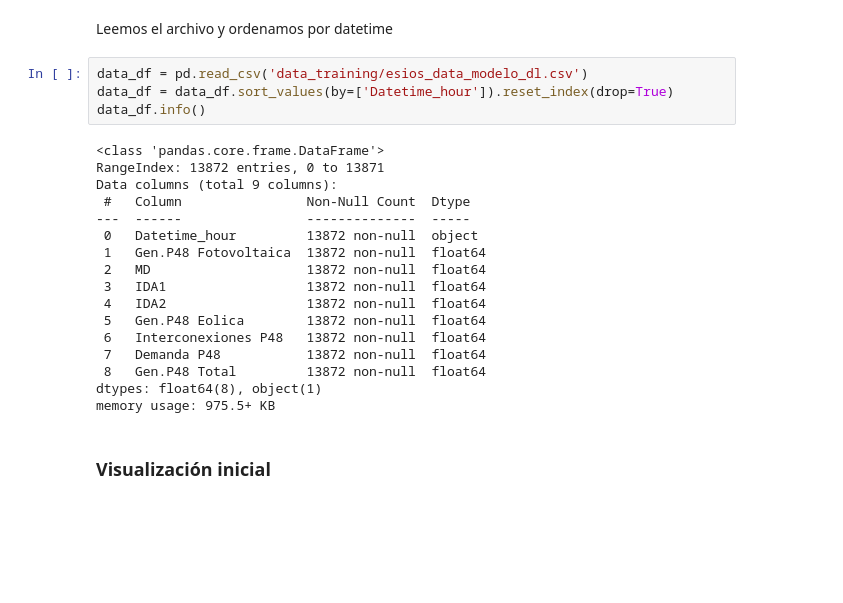
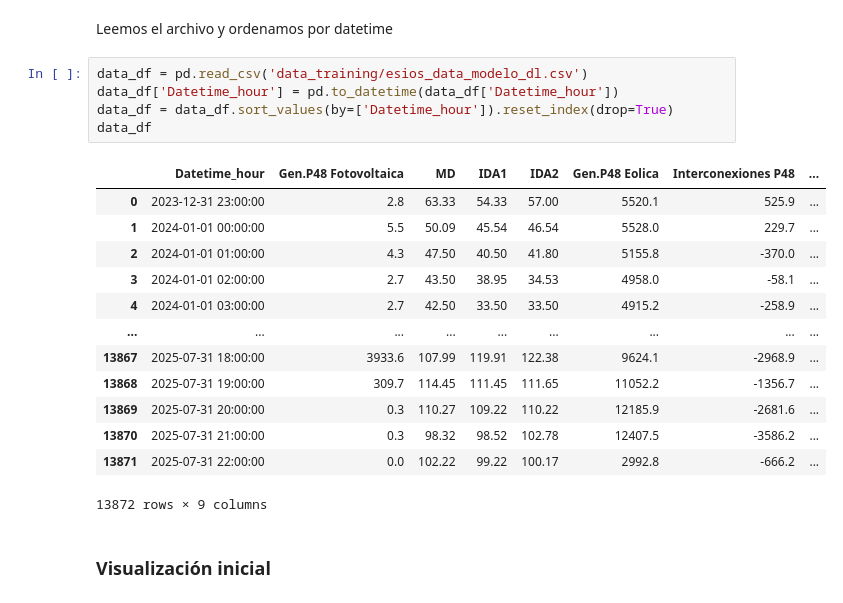
Before and after one commit to JaimeNavs9/proyecto_prediccion_MD, a Jupyter notebook: modelo_deep_learning.ipynb, the cells around one changed output. Cells and saved outputs as stored; diff of their text form; blank space fills up the shorter version.

```diff
--- a/modelo_deep_learning.ipynb
+++ b/modelo_deep_learning.ipynb
@@ -19,25 +19,23 @@ import math
 Leemos el archivo y ordenamos por datetime
 # %%
 data_df = pd.read_csv('data_training/esios_data_modelo_dl.csv')
+data_df['Datetime_hour'] = pd.to_datetime(data_df['Datetime_hour'])
 data_df = data_df.sort_values(by=['Datetime_hour']).reset_index(drop=True)
-data_df.info()
+data_df
 # %% [output]
+|  | Datetime_hour | Gen.P48 Fotovoltaica | MD | IDA1 | IDA2 | Gen.P48 Eolica | Interconexiones P48 | ... |
+| 0 | 2023-12-31 23:00:00 | 2.8 | 63.33 | 54.33 | 57.00 | 5520.1 | 525.9 | ... |
+| 1 | 2024-01-01 00:00:00 | 5.5 | 50.09 | 45.54 | 46.54 | 5528.0 | 229.7 | ... |
+| 2 | 2024-01-01 01:00:00 | 4.3 | 47.50 | 40.50 | 41.80 | 5155.8 | -370.0 | ... |
+| 3 | 2024-01-01 02:00:00 | 2.7 | 43.50 | 38.95 | 34.53 | 4958.0 | -58.1 | ... |
+| 4 | 2024-01-01 03:00:00 | 2.7 | 42.50 | 33.50 | 33.50 | 4915.2 | -258.9 | ... |
+| ... | ... | ... | ... | ... | ... | ... | ... | ... |
+| 13867 | 2025-07-31 18:00:00 | 3933.6 | 107.99 | 119.91 | 122.38 | 9624.1 | -2968.9 | ... |
+| 13868 | 2025-07-31 19:00:00 | 309.7 | 114.45 | 111.45 | 111.65 | 11052.2 | -1356.7 | ... |
+| 13869 | 2025-07-31 20:00:00 | 0.3 | 110.27 | 109.22 | 110.22 | 12185.9 | -2681.6 | ... |
+| 13870 | 2025-07-31 21:00:00 | 0.3 | 98.32 | 98.52 | 102.78 | 12407.5 | -3586.2 | ... |
+| 13871 | 2025-07-31 22:00:00 | 0.0 | 102.22 | 99.22 | 100.17 | 2992.8 | -666.2 | ... |
-<class 'pandas.core.frame.DataFrame'>
-RangeIndex: 13872 entries, 0 to 13871
-Data columns (total 9 columns):
- #   Column                Non-Null Count  Dtype
----  ------                --------------  -----
- 0   Datetime_hour         13872 non-null  object
- 1   Gen.P48 Fotovoltaica  13872 non-null  float64
- 2   MD                    13872 non-null  float64
- 3   IDA1                  13872 non-null  float64
- 4   IDA2                  13872 non-null  float64
- 5   Gen.P48 Eolica        13872 non-null  float64
- 6   Interconexiones P48   13872 non-null  float64
- 7   Demanda P48           13872 non-null  float64
- 8   Gen.P48 Total         13872 non-null  float64
-dtypes: float64(8), object(1)
-memory usage: 975.5+ KB
+13872 rows × 9 columns
 # %% [markdown]
 ### Visualización inicial
 # %% [markdown]
```
Also changed, not shown: parts of 24 cells of this notebook, 2 other files.
